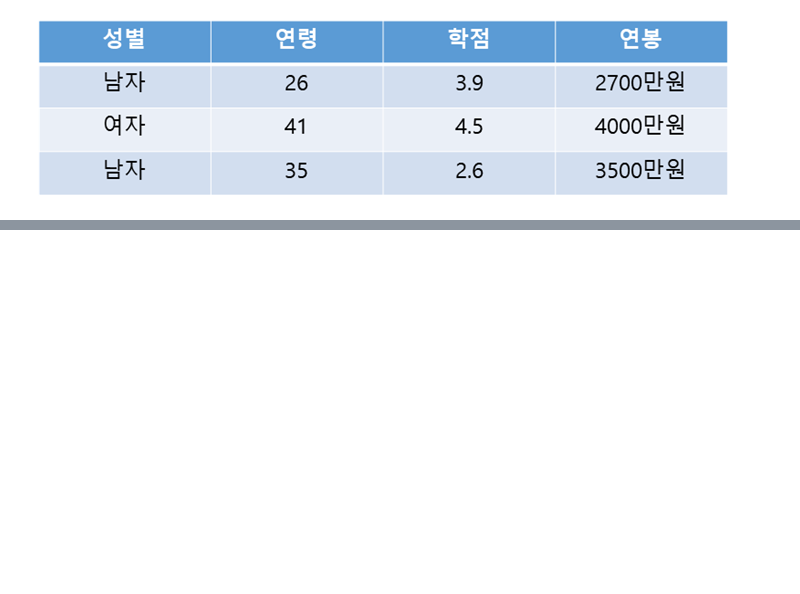
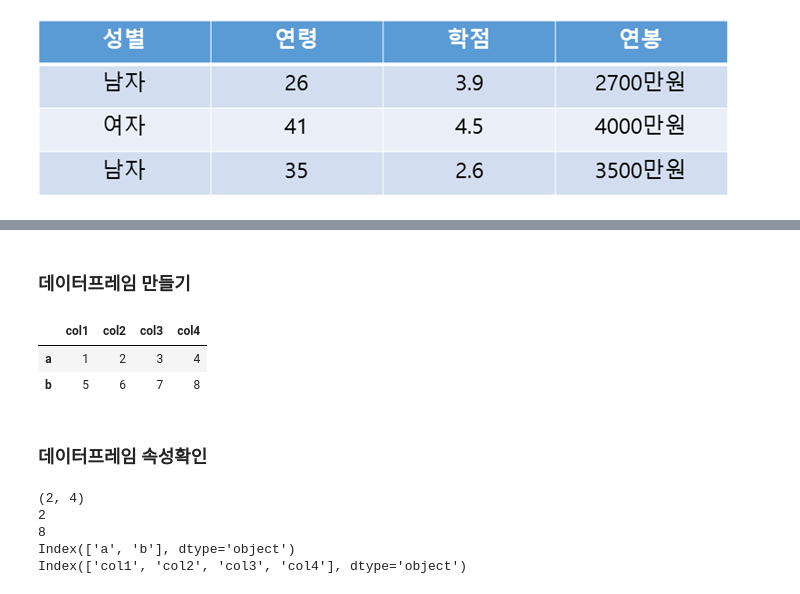
Before and after one commit to loveinlove02/data01, a Jupyter notebook: app_pandas01.ipynb, the cells around one changed output, grey strips where cells are left out. Saved outputs shown, nothing was run; the diff lists cells and outputs as text; code cells hidden in the pictures; blank space fills up the shorter version.

```diff
--- a/app_pandas01.ipynb
+++ b/app_pandas01.ipynb
@@ -6,0 +27,32 @@
+# %% [markdown]
+### 데이터프레임 만들기
+# %%
+import pandas as pd
+
+df = pd.DataFrame([[1,2,3,4],
+                   [5,6,7,8]], index=['a', 'b'], columns=['col1','col2','col3','col4'])
+
+df
+# %% [output]
+|  | col1 | col2 | col3 | col4 |
+| a | 1 | 2 | 3 | 4 |
+| b | 5 | 6 | 7 | 8 |
+# %% [markdown]
+### 데이터프레임 속성확인
+# %%
+import pandas as pd
+
+df = pd.DataFrame([[1,2,3,4],
+                   [5,6,7,8]], index=['a', 'b'], columns=['col1','col2','col3','col4'])
+
+print(df.shape)      # 모양
+print(df.ndim)       # 차원
+print(df.size)       # 크기
+print(df.index)      # index의 속성
+print(df.columns)    # columns의 속성
+# %% [output]
+(2, 4)
+2
+8
+Index(['a', 'b'], dtype='object')
+Index(['col1', 'col2', 'col3', 'col4'], dtype='object')
```
Also changed, not shown: parts of 5 cells of this notebook.
